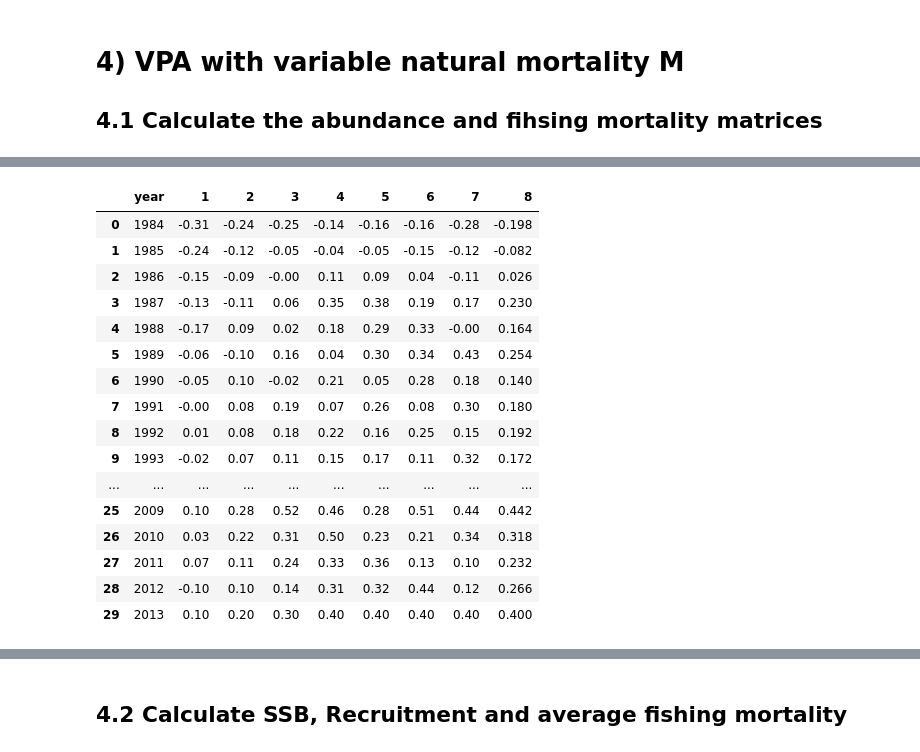
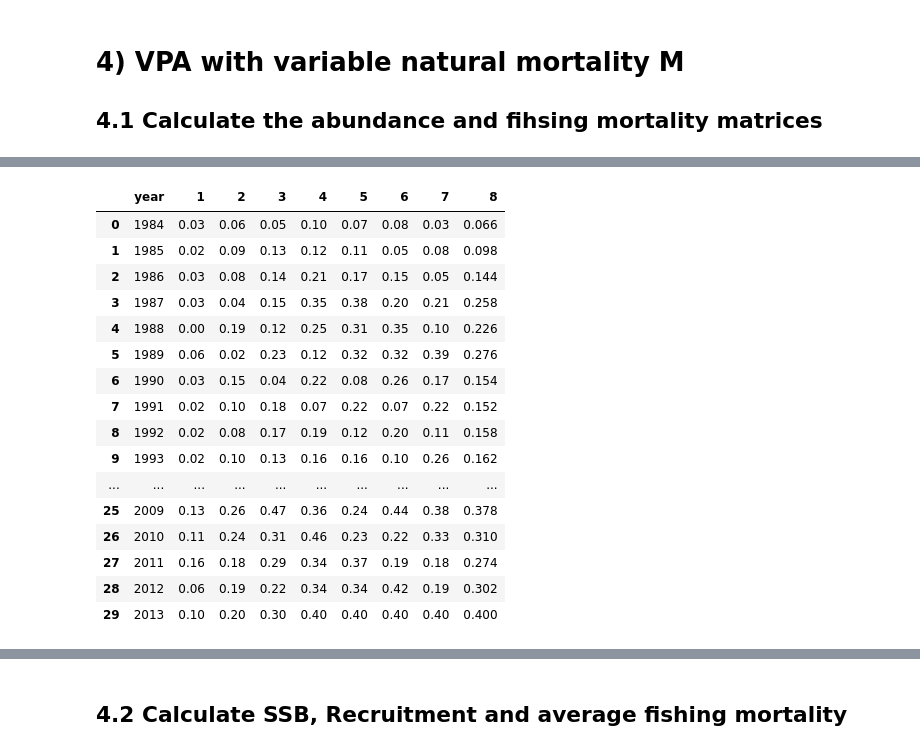
Before and after one commit to d2gex/pfs_slu, a Jupyter notebook: python/vap_fixed_terms.ipynb, the cells around one changed output, grey strips where cells are left out. Saved outputs shown, nothing was run; the diff lists cells and outputs as text; code cells hidden in the pictures.

```diff
--- a/python/vap_fixed_terms.ipynb
+++ b/python/vap_fixed_terms.ipynb
@@ -58,36 +58,38 @@ class Abundance:
         self.m = m
         self.f = f
 
-    def calculate_abundance_last_cols_rows (self, n: pd.DataFrame) -> pd.DataFrame:
+    def calculate_abundance_last_cols_rows (self) -> pd.DataFrame:
+        n = self.f.copy()
+        n[n.columns[1:]] = 0
+
         # Calculate abundance for last column (age 8 for all years)
         ct = self.c.iloc[:, -1]
         zt = self.f.iloc[:, -1] + self.m.iloc[:, -1]
         ft = self.f.iloc[:, -1]
-        exp_z = np.exp(pd.Series([1] * len(zt)) - zt)
+        exp_z = 1 - np.exp(-zt)
         #----> update last column
-        n.iloc[:, -1] = round(ct * zt / ft * exp_z, 2)
+        n.iloc[:, -1] = round((ct * zt) / (ft * exp_z), 2)
 
         # Calculate abundance for last row (all ages for the last year)
         ct = self.c.iloc[-1, 1:].reset_index(drop=True)
         zt = (self.f.iloc[-1, 1:] + self.m.iloc[-1, 1:]).reset_index(drop=True)
         ft = self.f.iloc[-1, 1:].reset_index(drop=True)
-        exp_z = np.exp(pd.Series([1] * len(zt)) - zt)
+        exp_z = 1 - np.exp(-zt)
         #----> update last rowex
-        n.iloc[-1, 1:] = round(ct * zt / ft * exp_z, 2)
-
+        n.iloc[-1, 1:] = round((ct * zt) / (ft * exp_z), 2)
         return n
 
     def calculate_abundance_rest_cols_rows (self, n: pd.DataFrame) -> pd.DataFrame:
         for col in range(len(n.columns)-1, 1, -1): # Calculation from age 7 to age 1
             nt1 = n.iloc[1:, col].reset_index(drop=True) # Nt+1,a+1
-            e_m = np.exp(m.iloc[:-1, col-1])
+            e_m = np.exp(self.m.iloc[:-1, col-1])
+            em_2 = np.exp(self.m.iloc[:-1, col-1] / 2)
             ct = self.c.iloc[:-1, col-1]
-            em_2 = np.exp(m.iloc[:-1, col-1] / 2)
             n.iloc[:-1, col-1] = round((nt1 * e_m) + (ct * em_2), 2)
         return n
 
-    def calculate (self, n: pd.DataFrame) -> pd.DataFrame:
-        n = self.calculate_abundance_last_cols_rows(n)
+    def calculate (self) -> pd.DataFrame:
+        n = self.calculate_abundance_last_cols_rows()
         n = self.calculate_abundance_rest_cols_rows(n)
         return (n)
 # %%
@@ -298,9 +247,8 @@ Text(0.5, 0, 'Years')
 ## 4.1 Calculate the abundance and fihsing mortality matrices
 # %%
 # Calculate the abundance matrix with the new M matrix
-
 abundance = Abundance(c, vm, f)
-n_vm = abundance.calculate(n)
+n_vm = abundance.calculate()
 n_vm
 # %% [output]
 |  | year | 1 | 2 | 3 | 4 | 5 | 6 | 7 | 8 |
@@ -323,26 +271,26 @@ n_vm
 # %%
 # Recalculate the fishing mortality matrix
-fishing_mortality = FishingMortality(n, vm, f)
+fishing_mortality = FishingMortality(n_vm, vm, f)
 from_col, to_col = 3, 8
 new_f_vm = fishing_mortality.calculate(from_col, to_col)
 new_f_vm
 # %% [output]
 |  | year | 1 | 2 | 3 | 4 | 5 | 6 | 7 | 8 |
-| 0 | 1984 | -0.31 | -0.24 | -0.25 | -0.14 | -0.16 | -0.16 | -0.28 | -0.198 |
-| 1 | 1985 | -0.24 | -0.12 | -0.05 | -0.04 | -0.05 | -0.15 | -0.12 | -0.082 |
-| 2 | 1986 | -0.15 | -0.09 | -0.00 | 0.11 | 0.09 | 0.04 | -0.11 | 0.026 |
-| 3 | 1987 | -0.13 | -0.11 | 0.06 | 0.35 | 0.38 | 0.19 | 0.17 | 0.230 |
-| 4 | 1988 | -0.17 | 0.09 | 0.02 | 0.18 | 0.29 | 0.33 | -0.00 | 0.164 |
-| 5 | 1989 | -0.06 | -0.10 | 0.16 | 0.04 | 0.30 | 0.34 | 0.43 | 0.254 |
-| 6 | 1990 | -0.05 | 0.10 | -0.02 | 0.21 | 0.05 | 0.28 | 0.18 | 0.140 |
-| 7 | 1991 | -0.00 | 0.08 | 0.19 | 0.07 | 0.26 | 0.08 | 0.30 | 0.180 |
-| 8 | 1992 | 0.01 | 0.08 | 0.18 | 0.22 | 0.16 | 0.25 | 0.15 | 0.192 |
-| 9 | 1993 | -0.02 | 0.07 | 0.11 | 0.15 | 0.17 | 0.11 | 0.32 | 0.172 |
+| 0 | 1984 | 0.03 | 0.06 | 0.05 | 0.10 | 0.07 | 0.08 | 0.03 | 0.066 |
+| 1 | 1985 | 0.02 | 0.09 | 0.13 | 0.12 | 0.11 | 0.05 | 0.08 | 0.098 |
+| 2 | 1986 | 0.03 | 0.08 | 0.14 | 0.21 | 0.17 | 0.15 | 0.05 | 0.144 |
+| 3 | 1987 | 0.03 | 0.04 | 0.15 | 0.35 | 0.38 | 0.20 | 0.21 | 0.258 |
+| 4 | 1988 | 0.00 | 0.19 | 0.12 | 0.25 | 0.31 | 0.35 | 0.10 | 0.226 |
+| 5 | 1989 | 0.06 | 0.02 | 0.23 | 0.12 | 0.32 | 0.32 | 0.39 | 0.276 |
+| 6 | 1990 | 0.03 | 0.15 | 0.04 | 0.22 | 0.08 | 0.26 | 0.17 | 0.154 |
+| 7 | 1991 | 0.02 | 0.10 | 0.18 | 0.07 | 0.22 | 0.07 | 0.22 | 0.152 |
+| 8 | 1992 | 0.02 | 0.08 | 0.17 | 0.19 | 0.12 | 0.20 | 0.11 | 0.158 |
+| 9 | 1993 | 0.02 | 0.10 | 0.13 | 0.16 | 0.16 | 0.10 | 0.26 | 0.162 |
 | ... | ... | ... | ... | ... | ... | ... | ... | ... | ... |
-| 25 | 2009 | 0.10 | 0.28 | 0.52 | 0.46 | 0.28 | 0.51 | 0.44 | 0.442 |
-| 26 | 2010 | 0.03 | 0.22 | 0.31 | 0.50 | 0.23 | 0.21 | 0.34 | 0.318 |
-| 27 | 2011 | 0.07 | 0.11 | 0.24 | 0.33 | 0.36 | 0.13 | 0.10 | 0.232 |
-| 28 | 2012 | -0.10 | 0.10 | 0.14 | 0.31 | 0.32 | 0.44 | 0.12 | 0.266 |
+| 25 | 2009 | 0.13 | 0.26 | 0.47 | 0.36 | 0.24 | 0.44 | 0.38 | 0.378 |
+| 26 | 2010 | 0.11 | 0.24 | 0.31 | 0.46 | 0.23 | 0.22 | 0.33 | 0.310 |
+| 27 | 2011 | 0.16 | 0.18 | 0.29 | 0.34 | 0.37 | 0.19 | 0.18 | 0.274 |
+| 28 | 2012 | 0.06 | 0.19 | 0.22 | 0.34 | 0.34 | 0.42 | 0.19 | 0.302 |
 | 29 | 2013 | 0.10 | 0.20 | 0.30 | 0.40 | 0.40 | 0.40 | 0.40 | 0.400 |
 # %%
 # Recalculate the abundance matrix with new fishing mortality matrix
```
Also changed, not shown: parts of 37 cells of this notebook.
